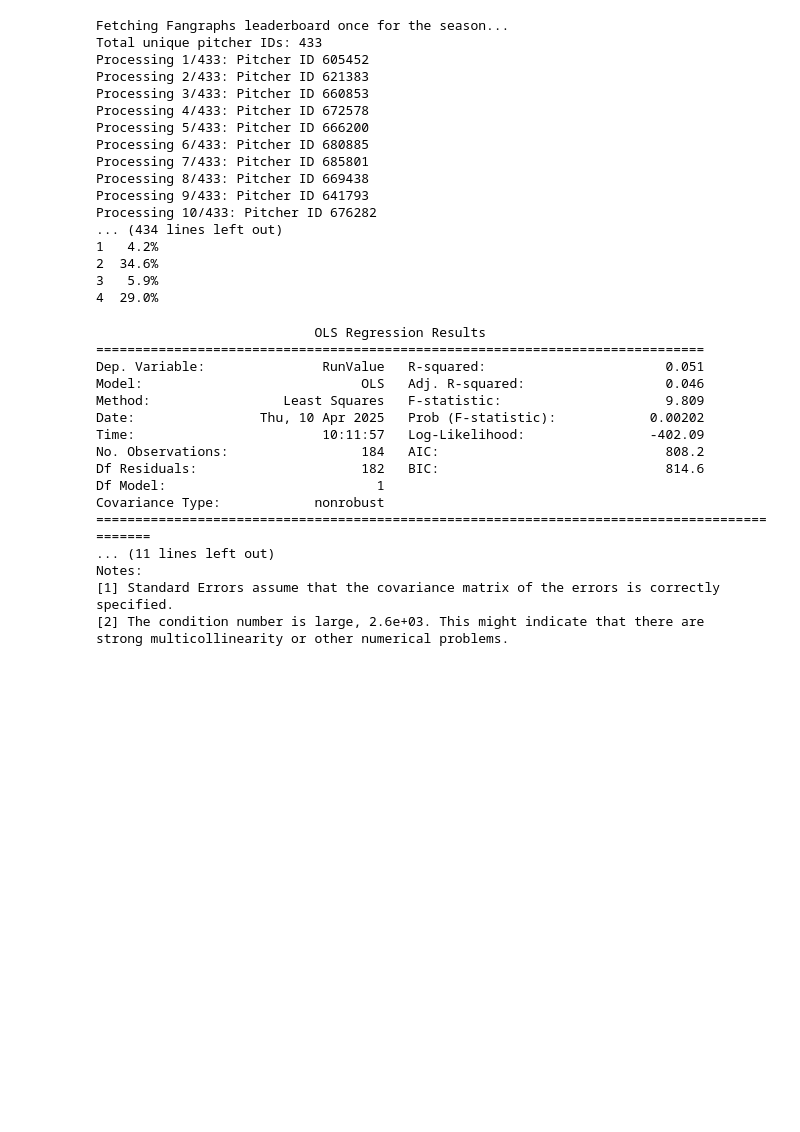
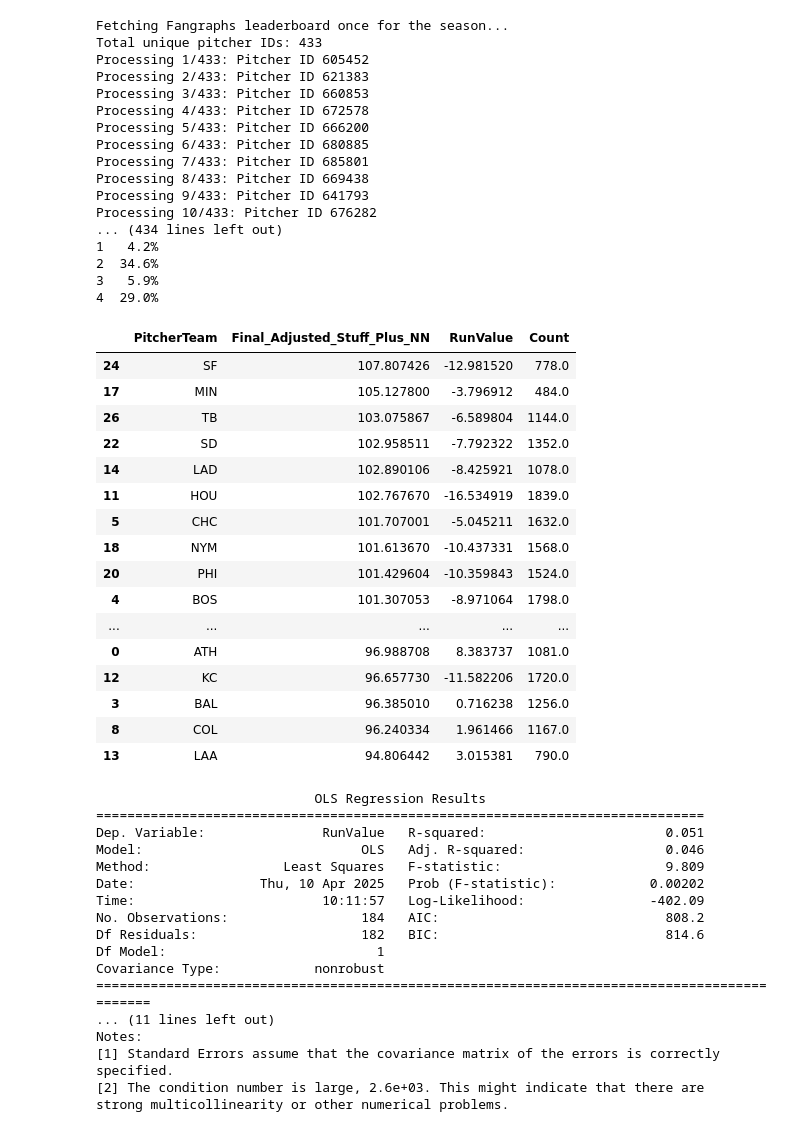
Before and after one commit to mikerabs/StuffLocation, a Jupyter notebook: Stuff_File.ipynb, the cells around one changed output. Cells and saved outputs as stored; diff of their text form; code cells hidden in the pictures; blank space fills up the shorter version.

```diff
--- a/Stuff_File.ipynb
+++ b/Stuff_File.ipynb
@@ -1538,19 +1538,49 @@ df_2023_total_pitcher_RV_count100 = df_2023_total_pitcher_RV[df_2023_total_pitch
 # %%
 # Derive NN-based summary DataFrame
 df_2023_total_pitcher_RV_nn = df_2023_total.groupby(['Pitcher','Pitcher_ID','PitcherTeam']).agg({
     'Final_Adjusted_Stuff_Plus_NN': 'mean',
     'RunValue': 'sum',
     'launch_speed': 'mean',
     'bat_speed': 'mean'
 }).reset_index()
 
 df_2023_total_pitcher_RV_nn['Count'] = df_2023_total.groupby(['Pitcher']).size().reset_index(name='Count')['Count']
 
 # Merge with Fangraphs for visualization
 if not df_stats_nn.empty:
     df_2023_total_pitcher_RV_nn = df_2023_total_pitcher_RV_nn.merge(df_stats_nn, on='Pitcher_ID', how='left', suffixes=('', '_fangraphs'))
     df_2023_total_pitcher_RV_nn.sort_values(by='Final_Adjusted_Stuff_Plus_NN', ascending=False, inplace=True)
     df_2023_total_pitcher_RV_count100_nn = df_2023_total_pitcher_RV_nn[df_2023_total_pitcher_RV_nn['Count'] > 100]
+
+#df_2023_total_pitcher_RV_count100_nn
+
+#group df_2023_total_pitcher_RV_count100_nn by PitcherTeam
+df_2023_total_pitcher_RV_count100_nn_grouped = df_2023_total_pitcher_RV_count100_nn.groupby('PitcherTeam').agg({
+    'Final_Adjusted_Stuff_Plus_NN': 'mean',
+    'RunValue': 'sum',
+    'Count': 'sum'
+}).reset_index()
+#sort by Final_Adjusted_Stuff_Plus_NN
+df_2023_total_pitcher_RV_count100_nn_grouped.sort_values(by='Final_Adjusted_Stuff_Plus_NN', ascending=False, inplace=True)
+df_2023_total_pitcher_RV_count100_nn_grouped
+# %% [output]
+|  | PitcherTeam | Final_Adjusted_Stuff_Plus_NN | RunValue | Count |
+| 24 | SF | 107.807426 | -12.981520 | 778.0 |
+| 17 | MIN | 105.127800 | -3.796912 | 484.0 |
+| 26 | TB | 103.075867 | -6.589804 | 1144.0 |
+| 22 | SD | 102.958511 | -7.792322 | 1352.0 |
+| 14 | LAD | 102.890106 | -8.425921 | 1078.0 |
+| 11 | HOU | 102.767670 | -16.534919 | 1839.0 |
+| 5 | CHC | 101.707001 | -5.045211 | 1632.0 |
+| 18 | NYM | 101.613670 | -10.437331 | 1568.0 |
+| 20 | PHI | 101.429604 | -10.359843 | 1524.0 |
+| 4 | BOS | 101.307053 | -8.971064 | 1798.0 |
+| ... | ... | ... | ... | ... |
+| 0 | ATH | 96.988708 | 8.383737 | 1081.0 |
+| 12 | KC | 96.657730 | -11.582206 | 1720.0 |
+| 3 | BAL | 96.385010 | 0.716238 | 1256.0 |
+| 8 | COL | 96.240334 | 1.961466 | 1167.0 |
+| 13 | LAA | 94.806442 | 3.015381 | 790.0 |
 # %%
 #x = Final_Adjusted_Stuff_Plus y = RunValue
 x = df_2023_total_pitcher_RV_count100['Final_Adjusted_Stuff_Plus']
```
Also changed, not shown: parts of 1 cell of this notebook.
